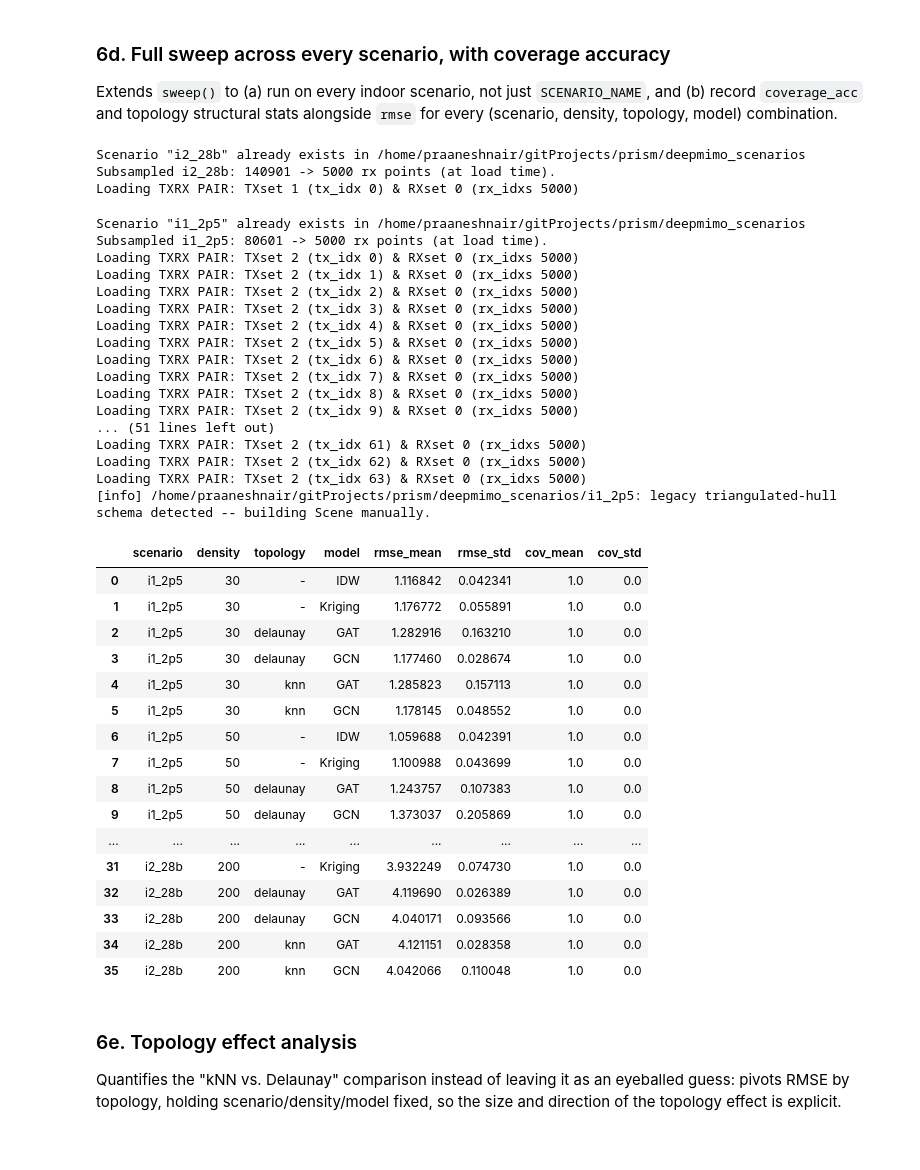
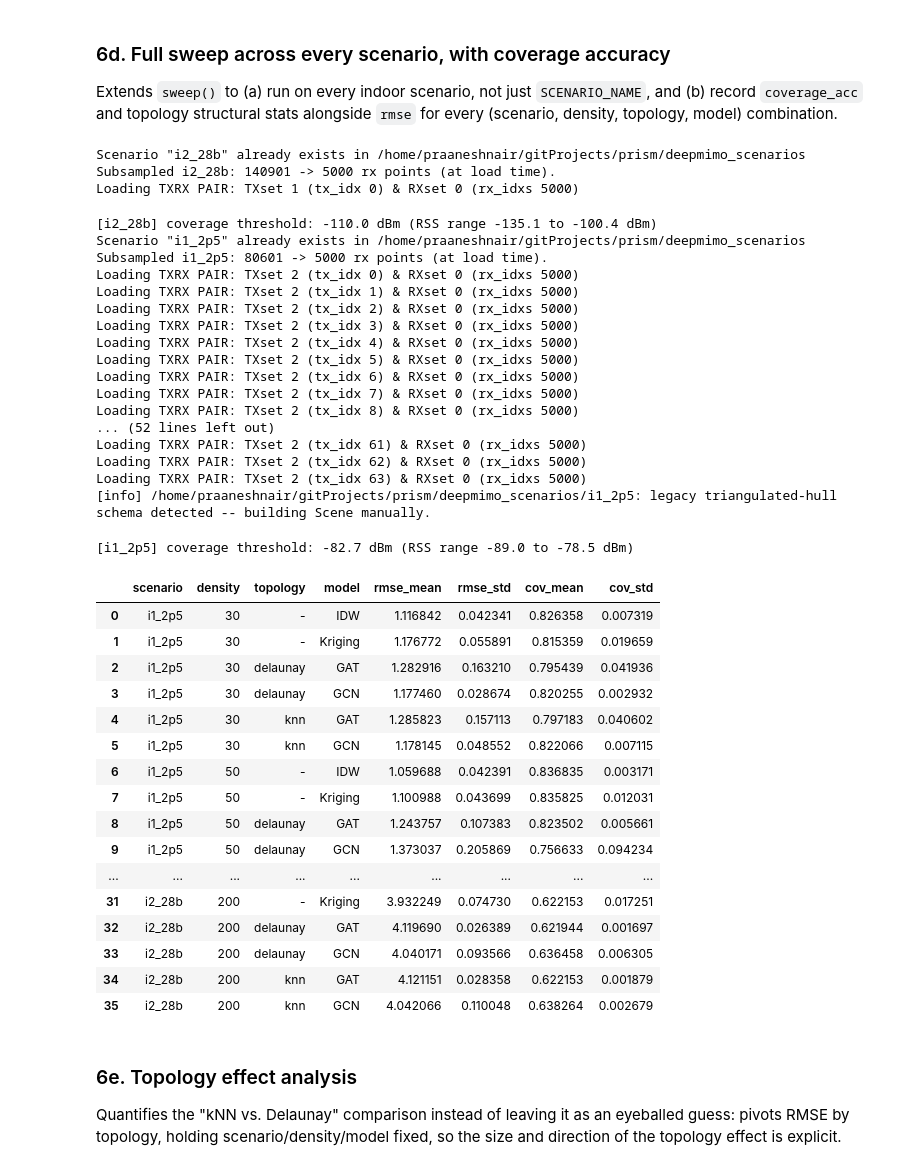
Before and after one commit to CompileArtisan/prism, a Jupyter notebook: radiomap_6g_sweep.ipynb, the cells around one changed output. Saved outputs shown, nothing was run; the diff lists cells and outputs as text; code cells hidden in the pictures.

```diff
--- a/radiomap_6g_sweep.ipynb
+++ b/radiomap_6g_sweep.ipynb
@@ -521,6 +561,19 @@ def coverage_accuracy(rss_true, rss_pred, threshold_dbm):
     true_covered = rss_true > threshold_dbm
     pred_covered = rss_pred > threshold_dbm
     return float((true_covered == pred_covered).mean())
+
+
+def pick_coverage_threshold(rss, percentile=50.0):
+    """Data-driven sensitivity threshold. A fixed -90 dBm cutoff can sit
+    entirely outside a scenario's actual RSS range (e.g. every point above
+    it, or every point below it) -- when that happens, coverage_accuracy
+    is degenerate: every model, including the baselines, trivially scores
+    1.0 or 0.0 regardless of prediction quality, which is exactly what was
+    happening (cov_mean pinned at 1.0/0.0 with cov_std 0.0 everywhere).
+    Picking a percentile of the scenario's OBSERVED RSS distribution
+    (median by default) guarantees the threshold actually splits the data,
+    so the metric carries real discriminative information."""
+    return float(np.percentile(rss, percentile))
 
 
 def graph_topology_stats(edge_index, n_nodes):
@@ -548,8 +601,18 @@ def sweep_full(scenario_names=("i2_28b", "i1_2p5"), densities=(30, 50, 200),
     all_results = []
     for scenario_name in scenario_names:
         positions, rss, feats, freq_ghz = load_scenario(scenario_name)
-        RX_SENSITIVITY_DBM = -90.0
-        thresh = coverage_threshold_dbm if coverage_threshold_dbm is not None else RX_SENSITIVITY_DBM
+
+        # Data-driven coverage threshold (fix for the degenerate-metric
+        # issue): pass coverage_threshold_dbm explicitly if you want a
+        # fixed sensitivity across scenarios for a specific report claim;
+        # otherwise each scenario gets its own median-RSS threshold so the
+        # coverage metric always actually splits that scenario's data.
+        if coverage_threshold_dbm is not None:
+            thresh = coverage_threshold_dbm
+        else:
+            thresh = pick_coverage_threshold(rss, percentile=50.0)
+        print(f"[{scenario_name}] coverage threshold: {thresh:.1f} dBm "
+              f"(RSS range {rss.min():.1f} to {rss.max():.1f} dBm)")
 
         for n_labeled in densities:
             for seed in range(n_seeds):
@@ -586,51 +649,52 @@ def sweep_full(scenario_names=("i2_28b", "i1_2p5"), densities=(30, 50, 200),
                 })
     return pd.DataFrame(all_results)
 
 
 full_results = sweep_full()
 summary = (full_results.groupby(["scenario", "density", "topology", "model"])
            .agg(rmse_mean=("rmse", "mean"), rmse_std=("rmse", "std"),
                 cov_mean=("coverage_acc", "mean"), cov_std=("coverage_acc", "std"))
            .reset_index())
 display(summary)
 # %% [output]
 Scenario "i2_28b" already exists in /home/praaneshnair/gitProjects/prism/deepmimo_scenarios
 Subsampled i2_28b: 140901 -> 5000 rx points (at load time).
 Loading TXRX PAIR: TXset 1 (tx_idx 0) & RXset 0 (rx_idxs 5000)
+[i2_28b] coverage threshold: -110.0 dBm (RSS range -135.1 to -100.4 dBm)
 Scenario "i1_2p5" already exists in /home/praaneshnair/gitProjects/prism/deepmimo_scenarios
 Subsampled i1_2p5: 80601 -> 5000 rx points (at load time).
 Loading TXRX PAIR: TXset 2 (tx_idx 0) & RXset 0 (rx_idxs 5000)
 Loading TXRX PAIR: TXset 2 (tx_idx 1) & RXset 0 (rx_idxs 5000)
 Loading TXRX PAIR: TXset 2 (tx_idx 2) & RXset 0 (rx_idxs 5000)
 Loading TXRX PAIR: TXset 2 (tx_idx 3) & RXset 0 (rx_idxs 5000)
 Loading TXRX PAIR: TXset 2 (tx_idx 4) & RXset 0 (rx_idxs 5000)
 Loading TXRX PAIR: TXset 2 (tx_idx 5) & RXset 0 (rx_idxs 5000)
 Loading TXRX PAIR: TXset 2 (tx_idx 6) & RXset 0 (rx_idxs 5000)
 Loading TXRX PAIR: TXset 2 (tx_idx 7) & RXset 0 (rx_idxs 5000)
 Loading TXRX PAIR: TXset 2 (tx_idx 8) & RXset 0 (rx_idxs 5000)
-Loading TXRX PAIR: TXset 2 (tx_idx 9) & RXset 0 (rx_idxs 5000)
-... (51 lines left out)
+... (52 lines left out)
 Loading TXRX PAIR: TXset 2 (tx_idx 61) & RXset 0 (rx_idxs 5000)
 Loading TXRX PAIR: TXset 2 (tx_idx 62) & RXset 0 (rx_idxs 5000)
 Loading TXRX PAIR: TXset 2 (tx_idx 63) & RXset 0 (rx_idxs 5000)
 [info] /home/praaneshnair/gitProjects/prism/deepmimo_scenarios/i1_2p5: legacy triangulated-hull schema detected -- building Scene manually.
+[i1_2p5] coverage threshold: -82.7 dBm (RSS range -89.0 to -78.5 dBm)
 |  | scenario | density | topology | model | rmse_mean | rmse_std | cov_mean | cov_std |
-| 0 | i1_2p5 | 30 | - | IDW | 1.116842 | 0.042341 | 1.0 | 0.0 |
-| 1 | i1_2p5 | 30 | - | Kriging | 1.176772 | 0.055891 | 1.0 | 0.0 |
-| 2 | i1_2p5 | 30 | delaunay | GAT | 1.282916 | 0.163210 | 1.0 | 0.0 |
-| 3 | i1_2p5 | 30 | delaunay | GCN | 1.177460 | 0.028674 | 1.0 | 0.0 |
-| 4 | i1_2p5 | 30 | knn | GAT | 1.285823 | 0.157113 | 1.0 | 0.0 |
-| 5 | i1_2p5 | 30 | knn | GCN | 1.178145 | 0.048552 | 1.0 | 0.0 |
-| 6 | i1_2p5 | 50 | - | IDW | 1.059688 | 0.042391 | 1.0 | 0.0 |
-| 7 | i1_2p5 | 50 | - | Kriging | 1.100988 | 0.043699 | 1.0 | 0.0 |
-| 8 | i1_2p5 | 50 | delaunay | GAT | 1.243757 | 0.107383 | 1.0 | 0.0 |
-| 9 | i1_2p5 | 50 | delaunay | GCN | 1.373037 | 0.205869 | 1.0 | 0.0 |
+| 0 | i1_2p5 | 30 | - | IDW | 1.116842 | 0.042341 | 0.826358 | 0.007319 |
+| 1 | i1_2p5 | 30 | - | Kriging | 1.176772 | 0.055891 | 0.815359 | 0.019659 |
+| 2 | i1_2p5 | 30 | delaunay | GAT | 1.282916 | 0.163210 | 0.795439 | 0.041936 |
+| 3 | i1_2p5 | 30 | delaunay | GCN | 1.177460 | 0.028674 | 0.820255 | 0.002932 |
+| 4 | i1_2p5 | 30 | knn | GAT | 1.285823 | 0.157113 | 0.797183 | 0.040602 |
+| 5 | i1_2p5 | 30 | knn | GCN | 1.178145 | 0.048552 | 0.822066 | 0.007115 |
+| 6 | i1_2p5 | 50 | - | IDW | 1.059688 | 0.042391 | 0.836835 | 0.003171 |
+| 7 | i1_2p5 | 50 | - | Kriging | 1.100988 | 0.043699 | 0.835825 | 0.012031 |
+| 8 | i1_2p5 | 50 | delaunay | GAT | 1.243757 | 0.107383 | 0.823502 | 0.005661 |
+| 9 | i1_2p5 | 50 | delaunay | GCN | 1.373037 | 0.205869 | 0.756633 | 0.094234 |
 | ... | ... | ... | ... | ... | ... | ... | ... | ... |
-| 31 | i2_28b | 200 | - | Kriging | 3.932249 | 0.074730 | 1.0 | 0.0 |
-| 32 | i2_28b | 200 | delaunay | GAT | 4.119690 | 0.026389 | 1.0 | 0.0 |
-| 33 | i2_28b | 200 | delaunay | GCN | 4.040171 | 0.093566 | 1.0 | 0.0 |
-| 34 | i2_28b | 200 | knn | GAT | 4.121151 | 0.028358 | 1.0 | 0.0 |
-| 35 | i2_28b | 200 | knn | GCN | 4.042066 | 0.110048 | 1.0 | 0.0 |
+| 31 | i2_28b | 200 | - | Kriging | 3.932249 | 0.074730 | 0.622153 | 0.017251 |
+| 32 | i2_28b | 200 | delaunay | GAT | 4.119690 | 0.026389 | 0.621944 | 0.001697 |
+| 33 | i2_28b | 200 | delaunay | GCN | 4.040171 | 0.093566 | 0.636458 | 0.006305 |
+| 34 | i2_28b | 200 | knn | GAT | 4.121151 | 0.028358 | 0.622153 | 0.001879 |
+| 35 | i2_28b | 200 | knn | GCN | 4.042066 | 0.110048 | 0.638264 | 0.002679 |
 # %% [markdown]
 ### 6e. Topology effect analysis
 
```
Also changed, not shown: parts of 6 cells of this notebook.
